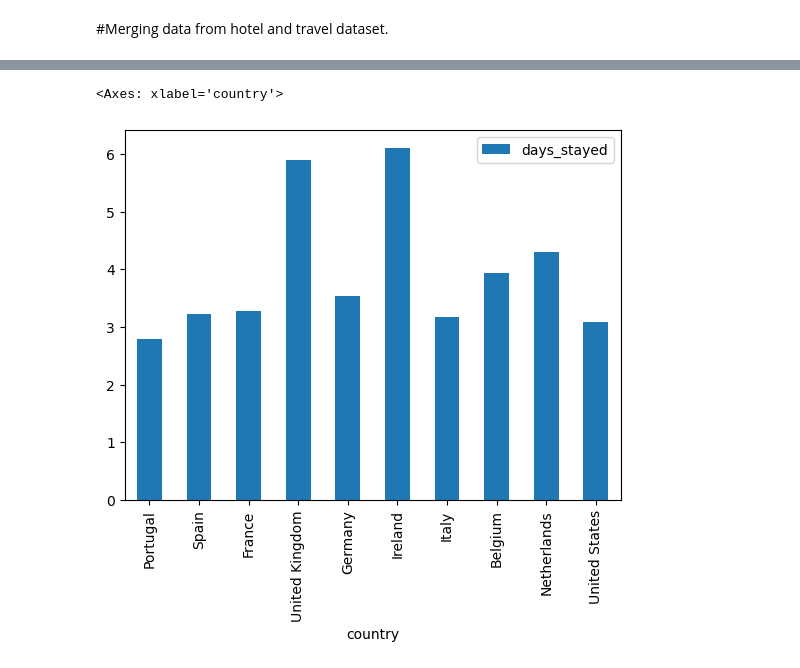
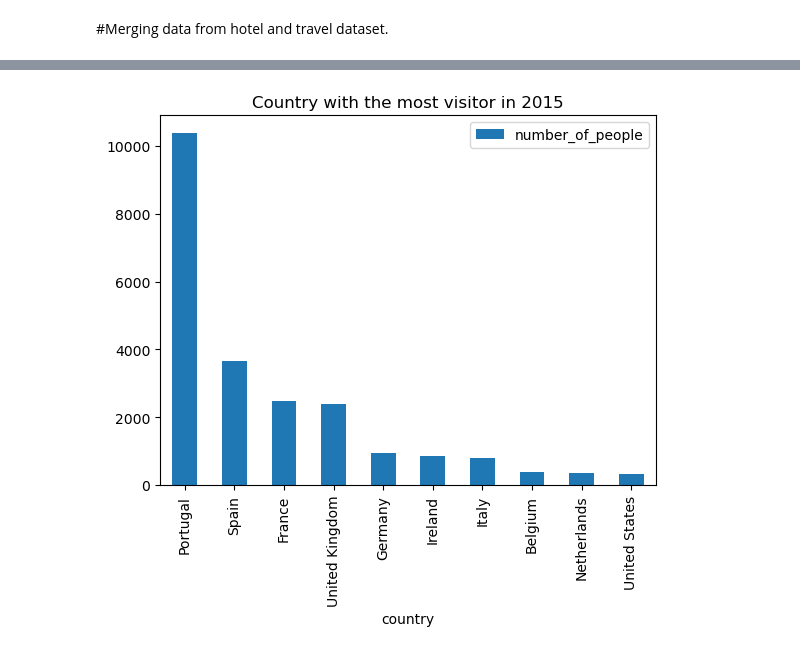
Before and after one commit to Kathyvng/Project1_Group6, a Jupyter notebook: Miguel_Analysis/clean_it.ipynb, the cells around one changed output, grey strips where cells are left out. Saved outputs shown, nothing was run; the diff lists cells and outputs as text; code cells hidden in the pictures.

Commit message:
update the top 10 graph

```diff
--- a/Miguel_Analysis/clean_it.ipynb
+++ b/Miguel_Analysis/clean_it.ipynb
@@ -373,25 +385,29 @@ hotel_clean.reset_index()
 # %%
-
+data_summary_agg= hotel_clean.groupby("country").agg(
+    number_of_people=("number_of_people", "sum"),
+    averate_rate=("average_rate", "mean"),
+    days_stayed = ("days_stayed", "mean")
+).reset_index()
 summary_2015 = hotel_clean[hotel_clean["year"]==2015]
 summary_2015_agg=summary_2015.groupby("country").agg(
-    people_sum=("number_of_people", "sum"),
+    number_of_people=("number_of_people", "sum"),
     averate_rate=("average_rate", "mean"),
     days_stayed = ("days_stayed", "mean")
 ).reset_index()
 
 summary_2016 = hotel_clean[hotel_clean["year"]==2016]
 summary_2016_agg=summary_2016.groupby("country").agg(
-    people_sum=("number_of_people", "sum"),
+    number_of_people=("number_of_people", "sum"),
     averate_rate=("average_rate", "mean"),
     days_stayed = ("days_stayed", "mean")
 ).reset_index()
 
 summary_2017 = hotel_clean[hotel_clean["year"]==2017]
 summary_2017_agg=summary_2017.groupby("country").agg(
-    people_sum=("number_of_people", "sum"),
+    number_of_people=("number_of_people", "sum"),
     averate_rate=("average_rate", "mean"),
     days_stayed = ("days_stayed", "mean")
 ).reset_index()
 
-summary_2015_agg,summary_2016_agg,summary_2017_agg
+data_summary,summary_2015_agg,summary_2016_agg,summary_2017_agg
 # %% [output]
@@ -413,8 +429,9 @@ summary_2015_agg,summary_2016_agg,summary_2017_agg
 
  [133 rows x 4 columns])
 # %%
-top_10_2015 = summary_2015_agg.sort_values(by="people_sum", ascending=False).head(10)#code shared by Anh Pham
-top_10_2016 = summary_2016_agg.sort_values(by="people_sum", ascending=False).head(10)
-top_10_2017 = summary_2017_agg.sort_values(by="people_sum", ascending=False).head(10)
-top_10_2015,top_10_2016,top_10_2017
+top_2015_2017 = data_summary_agg.sort_values(by="number_of_people", ascending=False).head(10)
+top_10_2015 = summary_2015_agg.sort_values(by="number_of_people", ascending=False).head(10)#code shared by Anh Pham
+top_10_2016 = summary_2016_agg.sort_values(by="number_of_people", ascending=False).head(10)
+top_10_2017 = summary_2017_agg.sort_values(by="number_of_people", ascending=False).head(10)
+top_2015_2017,top_10_2015,top_10_2016,top_10_2017
 # %% [output]
@@ -440,6 +463,7 @@ top_10_2015,top_10_2016,top_10_2017
 # %%
 
-top_10_2015.plot.bar(x="country",y="days_stayed")
+top_10_2015.plot.bar(x="country",y="number_of_people", title= "Country with the most visitor in 2015")
+
+plt.show()
 # %% [output]
-<Axes: xlabel='country'>
-[figure, old version]
+[figure, new version]
```
Also changed, not shown: parts of 7 cells of this notebook.
